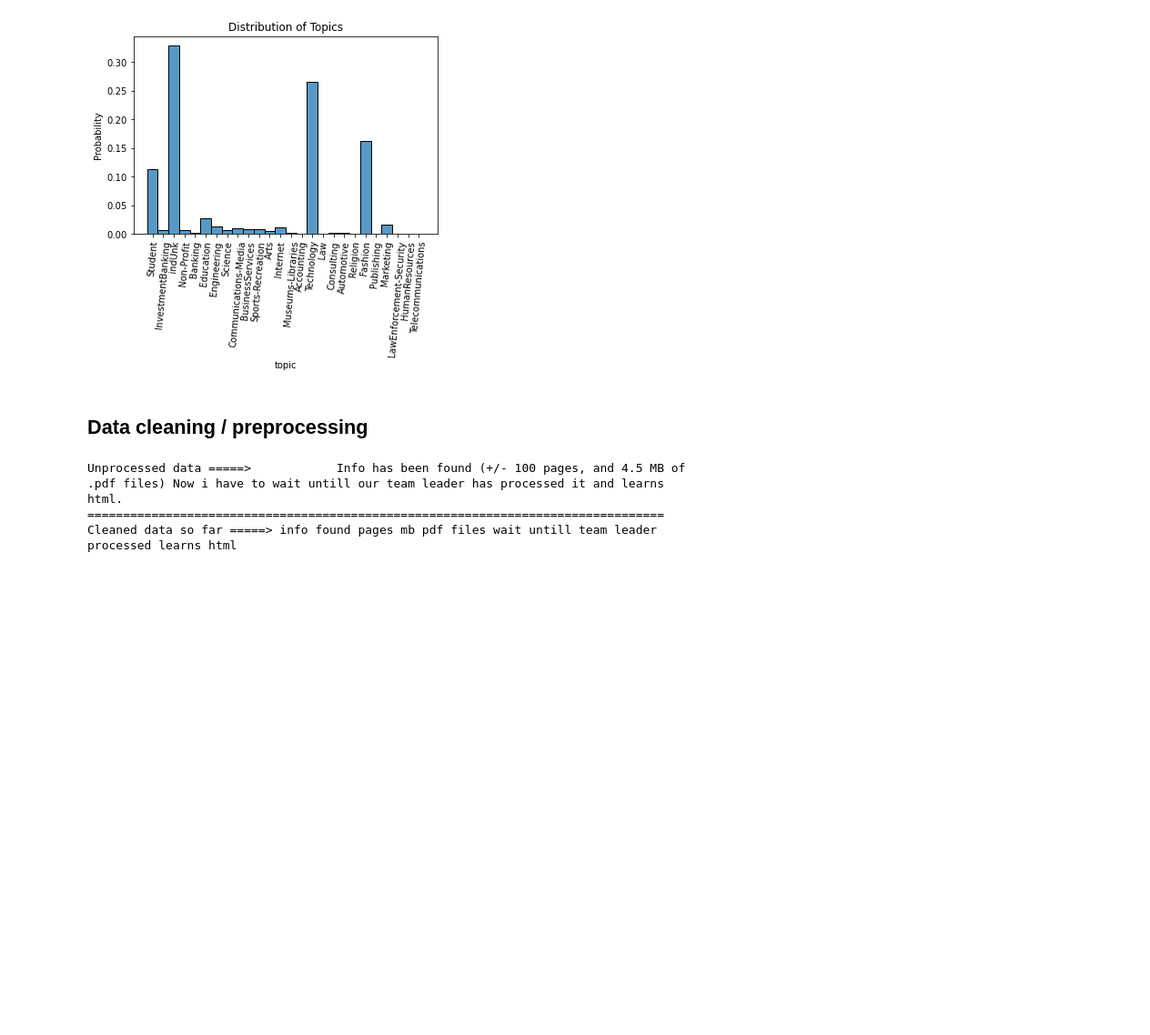
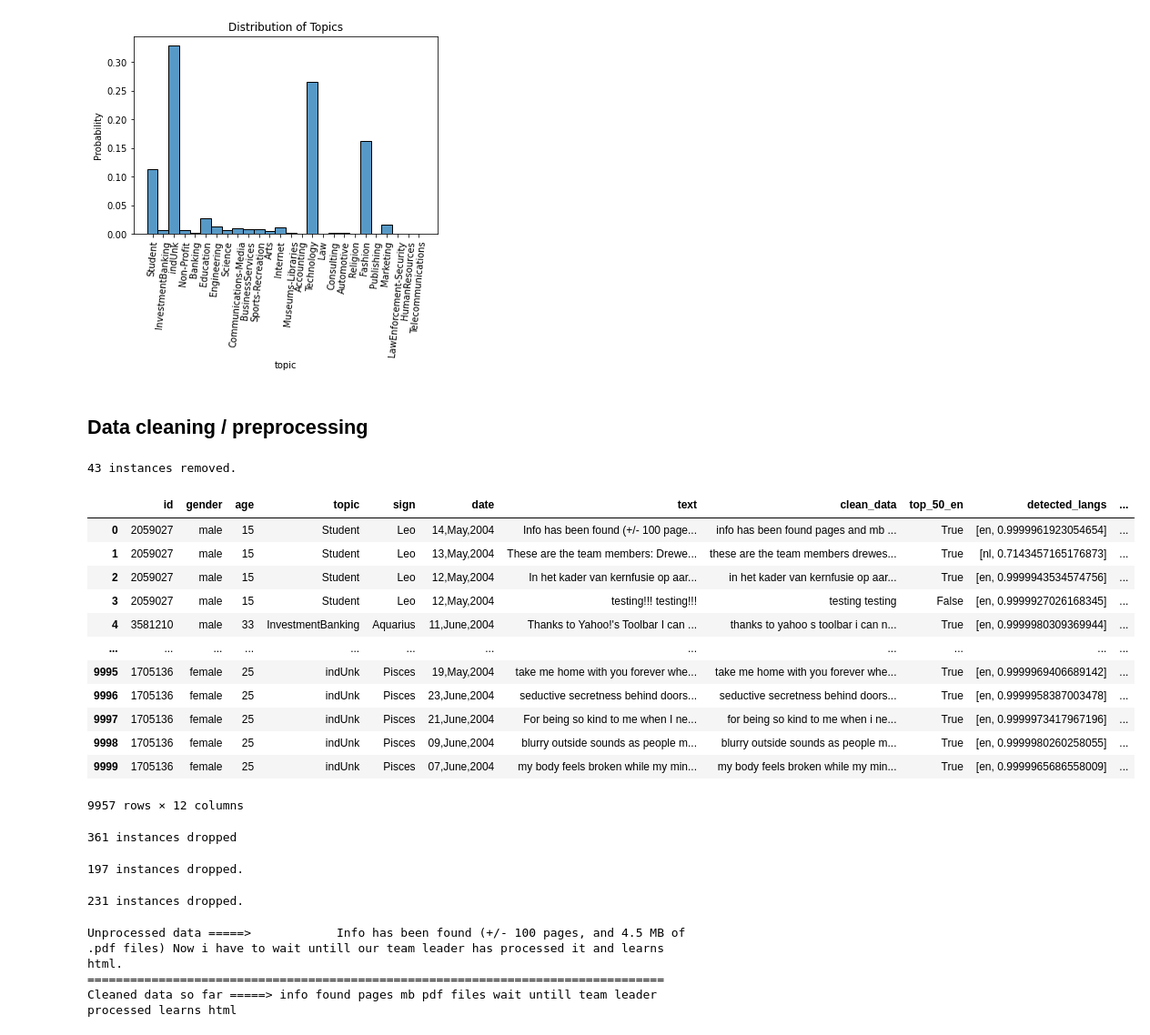
Before and after one commit to lennertjansen/msc-ai-thesis, a Jupyter notebook: data_preprocessing/exploratory_analysis.ipynb, the cells around one changed output. Shown at 91% size. Saved outputs shown, nothing was run; the diff lists cells and outputs as text; code cells hidden in the pictures; blank space fills up the shorter version.

Commit message:
Filtered out blogs that didnt have at least one of top50 most common EN words, or failed language detection tests.

```diff
--- a/data_preprocessing/exploratory_analysis.ipynb
+++ b/data_preprocessing/exploratory_analysis.ipynb
@@ -160,6 +161,83 @@ data['clean_data'] = data['clean_data'].apply(lambda x: x.lower())
 # %%
 # Remove white space from beginning and end of string
 data['clean_data'] = data['clean_data'].apply(lambda x: x.strip())
+# %%
+# Remove instances empty strings
+before_rm_empty = len(data)
+data.drop(data[data.clean_data == ''].index, inplace = True)
+
+print(f'{before_rm_empty - len(data)} instances removed.')
+# %% [output]
+43 instances removed.
+# %%
+# Remove texts that are probably not English by filtering blogs that dont contain at least one of the top 50 most used English words
+
+# create dict with most common English words
+top_en_words = {}
+with open('../data/wordlists/top1000english.txt') as f:
+    count = 1
+    for line in f:
+        key = line.split()[0].lower()
+        top_en_words[key] = count
+        count += 1
+
+        # Stop at top 50 words. Idea taken from DialoGPT paper.
+        if count > 50:
+            break
+
+
+data['top_50_en'] = data['clean_data'].apply(lambda x : True if not set(x.split()).isdisjoint(top_en_words) else False)
+
+def top_lang_detect(text):
+
+    detected_langs = detect_langs(text)
+
+    return detected_langs[0].lang
+
+
+def top_prob_detect(text):
+
+    detected_langs = detect_langs(text)
+
+    return detected_langs[0].prob
+
+data['top_lang'] = data['clean_data'].apply(top_lang_detect)
+data['top_prob'] = data['clean_data'].apply(top_prob_detect)
+# %%
+data
+# %% [output]
+|  | id | gender | age | topic | sign | date | text | clean_data | top_50_en | detected_langs | ... |
+| 0 | 2059027 | male | 15 | Student | Leo | 14,May,2004 | Info has been found (+/- 100 page... | info has been found pages and mb ... | True | [en, 0.9999961923054654] | ... |
+| 1 | 2059027 | male | 15 | Student | Leo | 13,May,2004 | These are the team members: Drewe... | these are the team members drewes... | True | [nl, 0.7143457165176873] | ... |
+| 2 | 2059027 | male | 15 | Student | Leo | 12,May,2004 | In het kader van kernfusie op aar... | in het kader van kernfusie op aar... | True | [en, 0.9999943534574756] | ... |
+| 3 | 2059027 | male | 15 | Student | Leo | 12,May,2004 | testing!!! testing!!! | testing testing | False | [en, 0.9999927026168345] | ... |
+| 4 | 3581210 | male | 33 | InvestmentBanking | Aquarius | 11,June,2004 | Thanks to Yahoo!'s Toolbar I can ... | thanks to yahoo s toolbar i can n... | True | [en, 0.9999980309369944] | ... |
+| ... | ... | ... | ... | ... | ... | ... | ... | ... | ... | ... | ... |
+| 9995 | 1705136 | female | 25 | indUnk | Pisces | 19,May,2004 | take me home with you forever whe... | take me home with you forever whe... | True | [en, 0.9999969406689142] | ... |
+| 9996 | 1705136 | female | 25 | indUnk | Pisces | 23,June,2004 | seductive secretness behind doors... | seductive secretness behind doors... | True | [en, 0.9999958387003478] | ... |
+| 9997 | 1705136 | female | 25 | indUnk | Pisces | 21,June,2004 | For being so kind to me when I ne... | for being so kind to me when i ne... | True | [en, 0.9999973417967196] | ... |
+| 9998 | 1705136 | female | 25 | indUnk | Pisces | 09,June,2004 | blurry outside sounds as people m... | blurry outside sounds as people m... | True | [en, 0.9999980260258055] | ... |
+| 9999 | 1705136 | female | 25 | indUnk | Pisces | 07,June,2004 | my body feels broken while my min... | my body feels broken while my min... | True | [en, 0.9999965686558009] | ... |
+9957 rows × 12 columns
+# %%
+# Remove rows without one of top50 most common english words
+before_top50_removal = len(data)
+data.drop(data[data['top_50_en'] == False].index, inplace = True)
+print(f"{before_top50_removal - len(data)} instances dropped")
+# %% [output]
+361 instances dropped
+# %%
+before_top_lang = len(data)
+data.drop(data[data['top_lang'] != 'en'].index, inplace = True)
+print(f'{before_top_lang - len(data)} instances dropped.')
+# %% [output]
+197 instances dropped.
+# %%
+before_top_prob = len(data)
+data.drop(data[data['top_prob'] < 0.9].index, inplace = True)
+print(f'{before_top_prob - len(data)} instances dropped.')
+# %% [output]
+231 instances dropped.
 # %%
 # Remove stop words
 stopwords = set(nltk.corpus.stopwords.words('english')) # use set (hash table) data structure for faster lookup
```
Also changed, not shown: parts of 7 cells of this notebook.
